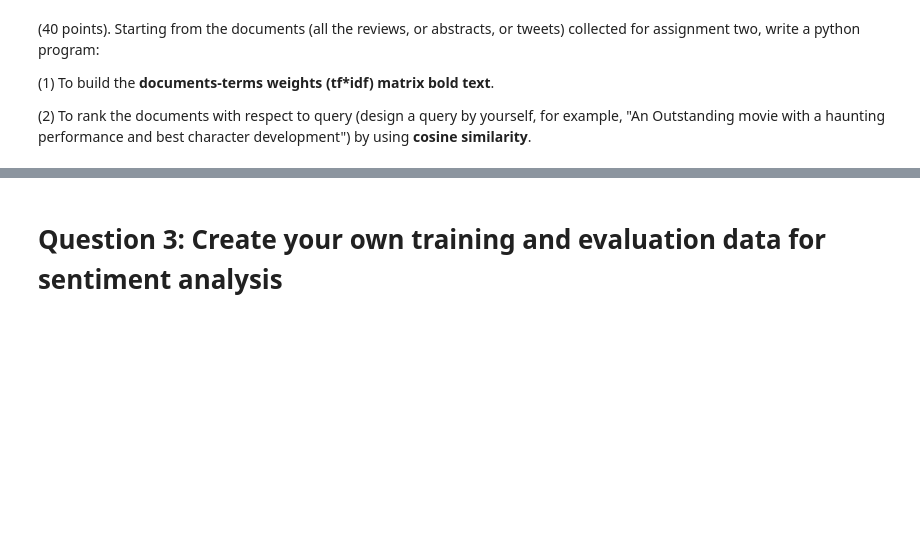
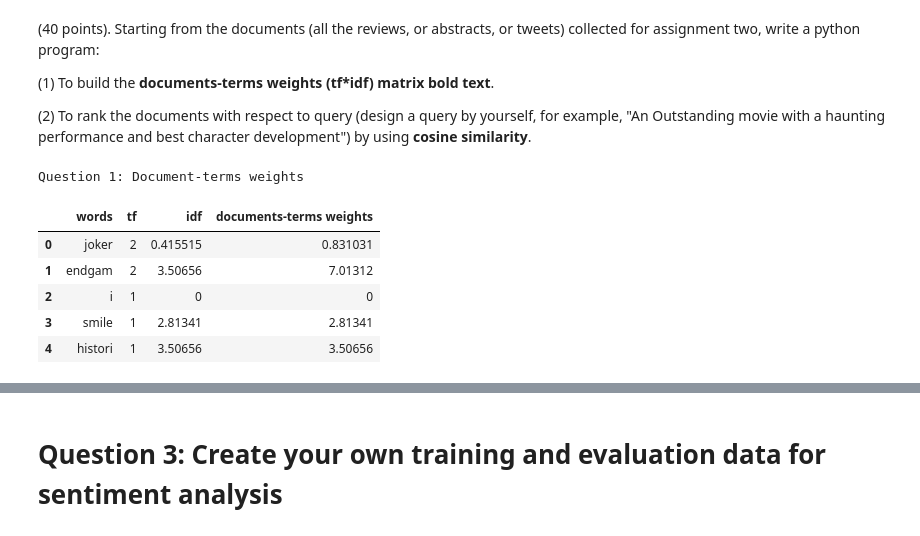
Before and after one commit to RadhavaramHarika/Harika_INFO5731_Spring2020, a Jupyter notebook: Harika_INFO5731_Assignment_Three.ipynb, the cells around one changed output, grey strips where cells are left out. Saved outputs shown, nothing was run; the diff lists cells and outputs as text; code cells hidden in the pictures; blank space fills up the shorter version.

```diff
--- a/Harika_INFO5731_Assignment_Three.ipynb
+++ b/Harika_INFO5731_Assignment_Three.ipynb
@@ -357,0 +384,27 @@ Question 3: Relative Probabilities of each review Noun phrases to whole dataset:
+# %%
+# Write your code here
+from sklearn.feature_extraction.text import TfidfVectorizer
+from sklearn.metrics.pairwise import cosine_similarity
+
+def calc_tf_Idf(dataframe):
+  for each in dataframe['Preprocessed Reviews']:
+    data = panda.value_counts(each.split(" ")).rename_axis('words').reset_index(name = 'tf')
+  for i,word in data['words'].items():
+    data.loc[i, 'idf'] = nump.log(dataframe.shape[0]/(len(dataframe[dataframe['Preprocessed Reviews'].str.contains(word)])))
+
+  data['documents-terms weights'] = data['tf']*data['idf']
+  mod_data = data.head().style.set_properties(subset=['documents-terms weights'],**{'font-weight':'bold','border-color':'olive'})
+  return mod_data
+
+
+
+print("Question 1: Document-terms weights ")
+calc_tf_Idf(datafr)
+# %% [output]
+Question 1: Document-terms weights
+|  | words | tf | idf | documents-terms weights |
+| 0 | joker | 2 | 0.415515 | 0.831031 |
+| 1 | endgam | 2 | 3.50656 | 7.01312 |
+| 2 | i | 1 | 0 | 0 |
+| 3 | smile | 1 | 2.81341 | 2.81341 |
+| 4 | histori | 1 | 3.50656 | 3.50656 |
```
Also changed, not shown: parts of 5 cells of this notebook.
